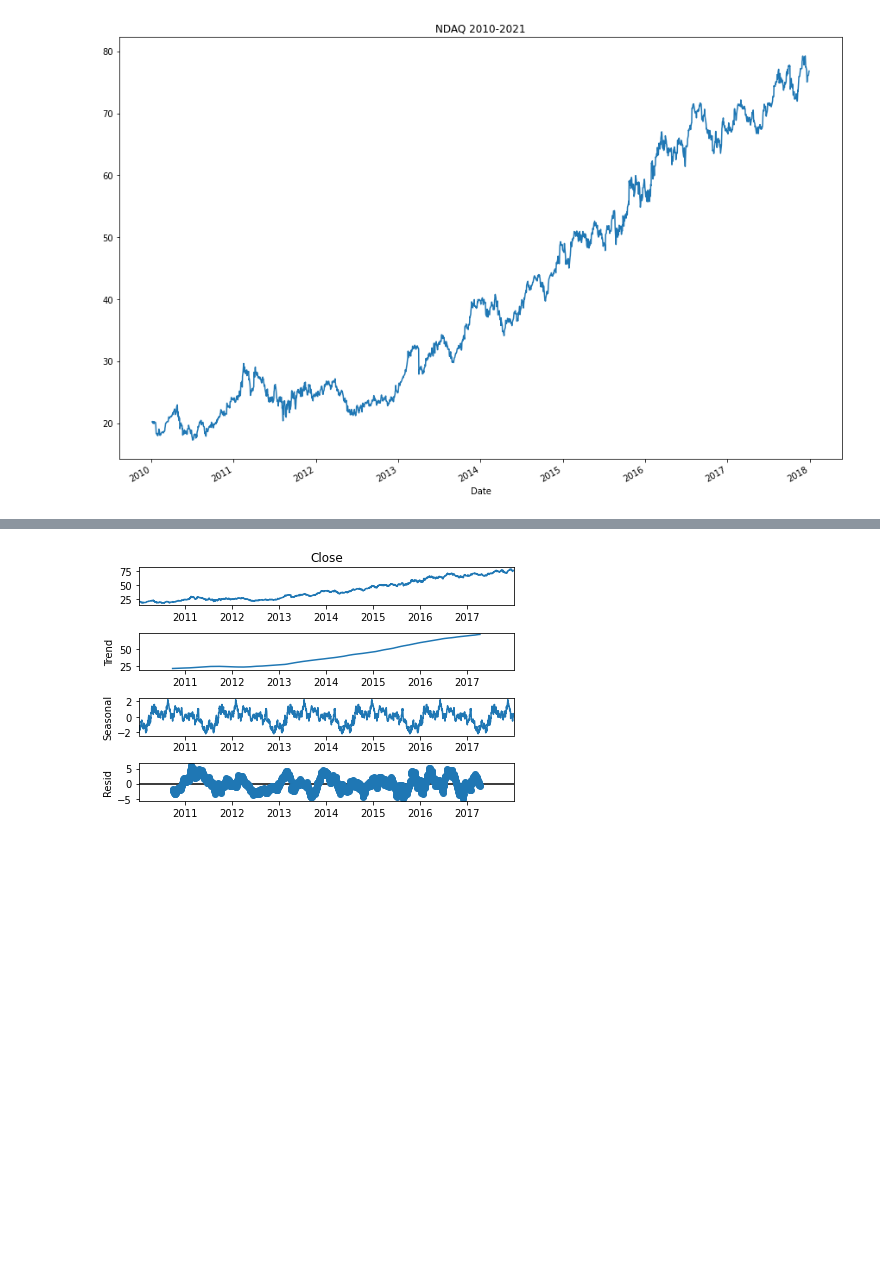
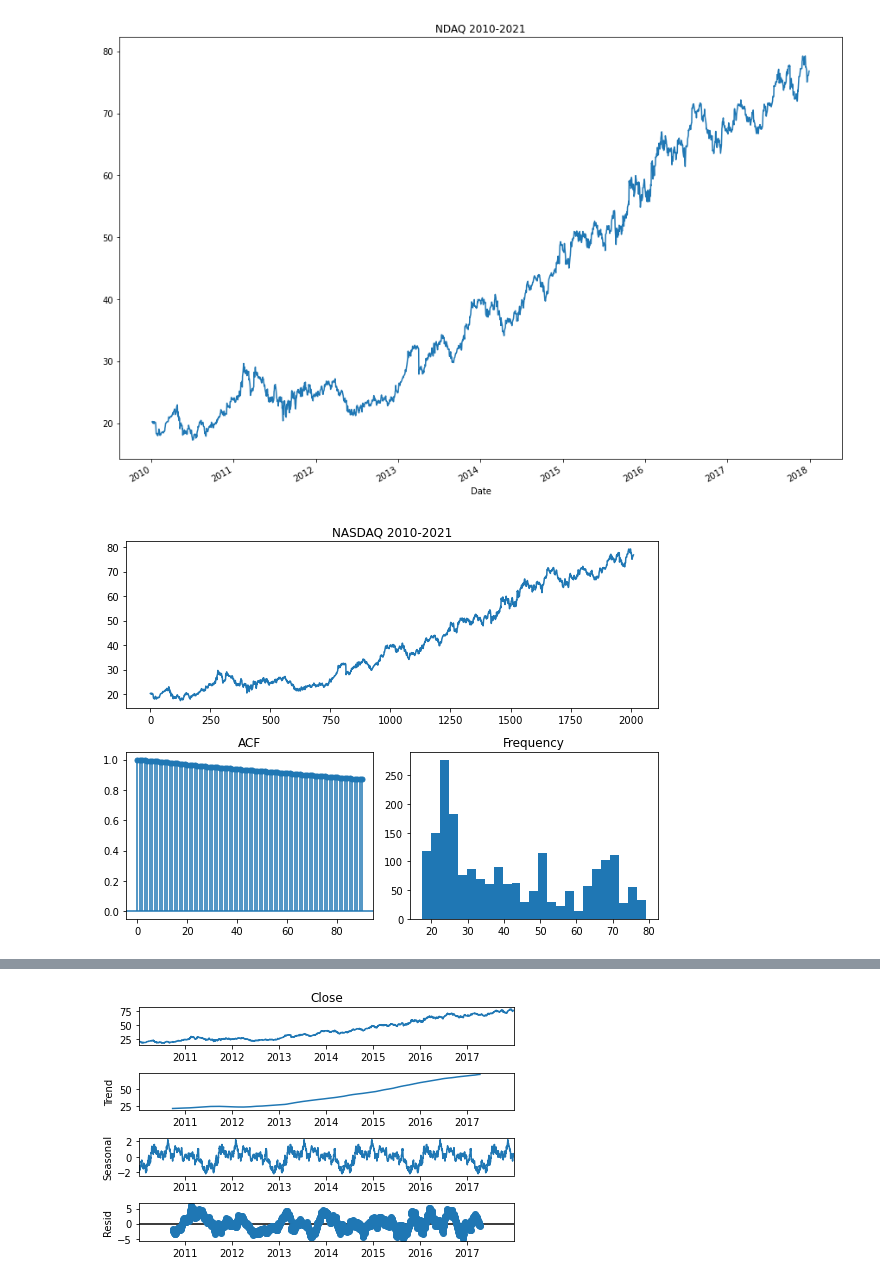
Before and after one commit to cian-moynagh/Group-40-Sweng, a Jupyter notebook: Time Series Analysis.ipynb, the cells around one changed output, grey strips where cells are left out. Drawn from its saved outputs; the diff is of its cells as text; code cells hidden in the pictures; blank space fills up the shorter version.

```diff
--- a/Time Series Analysis.ipynb
+++ b/Time Series Analysis.ipynb
@@ -21,3 +23,8 @@ ts.Close.plot(figsize=(15,10), title = "NDAQ 2010-2021")
 # %% [output]
 <AxesSubplot:title={'center':'NDAQ 2010-2021'}, xlabel='Date'>
 [figure]
+# %%
+pm.tsdisplay(
+    ts.Close, lag_max=90, title="NASDAQ 2010-2021", show=True)
+# %% [output]
+[figure, added]
```
Also changed, not shown: parts of 10 cells of this notebook.
